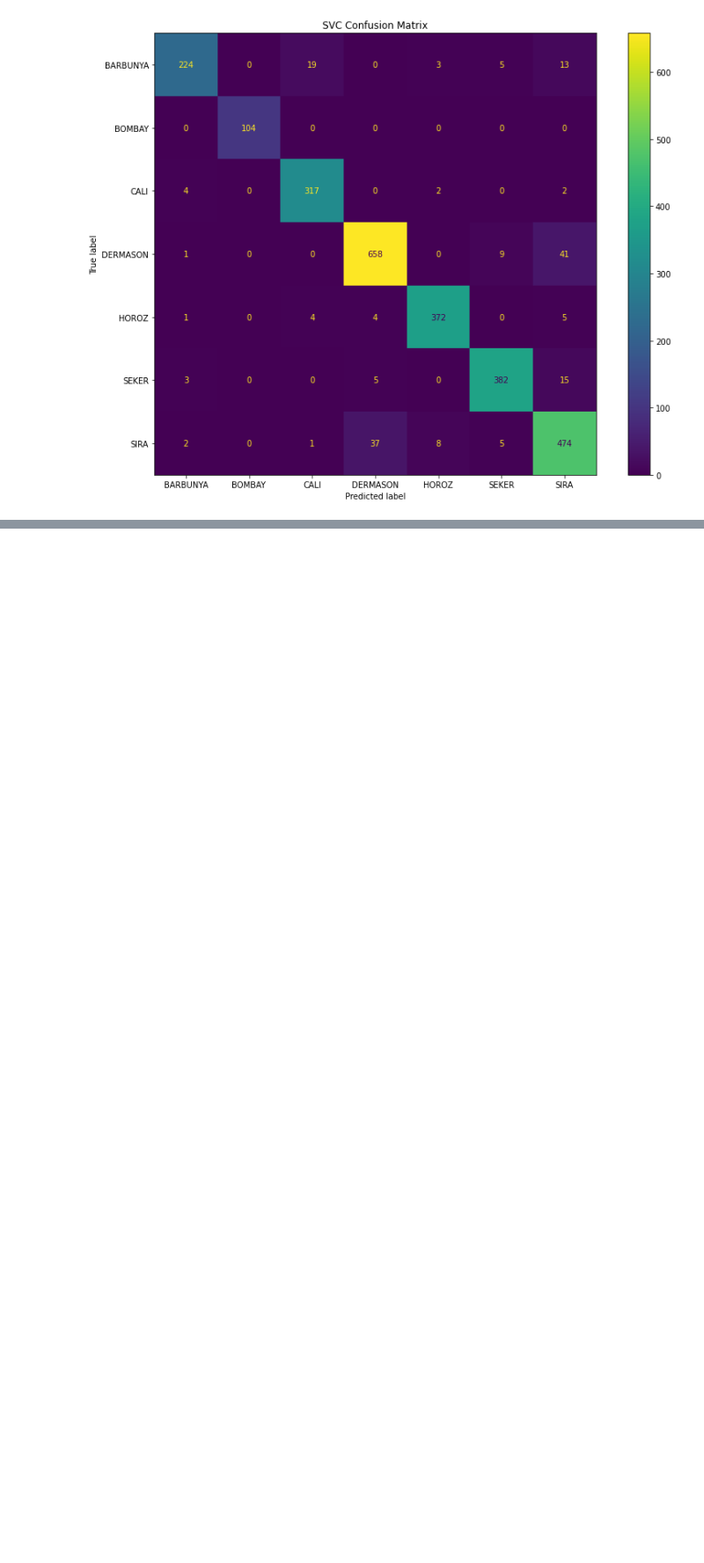
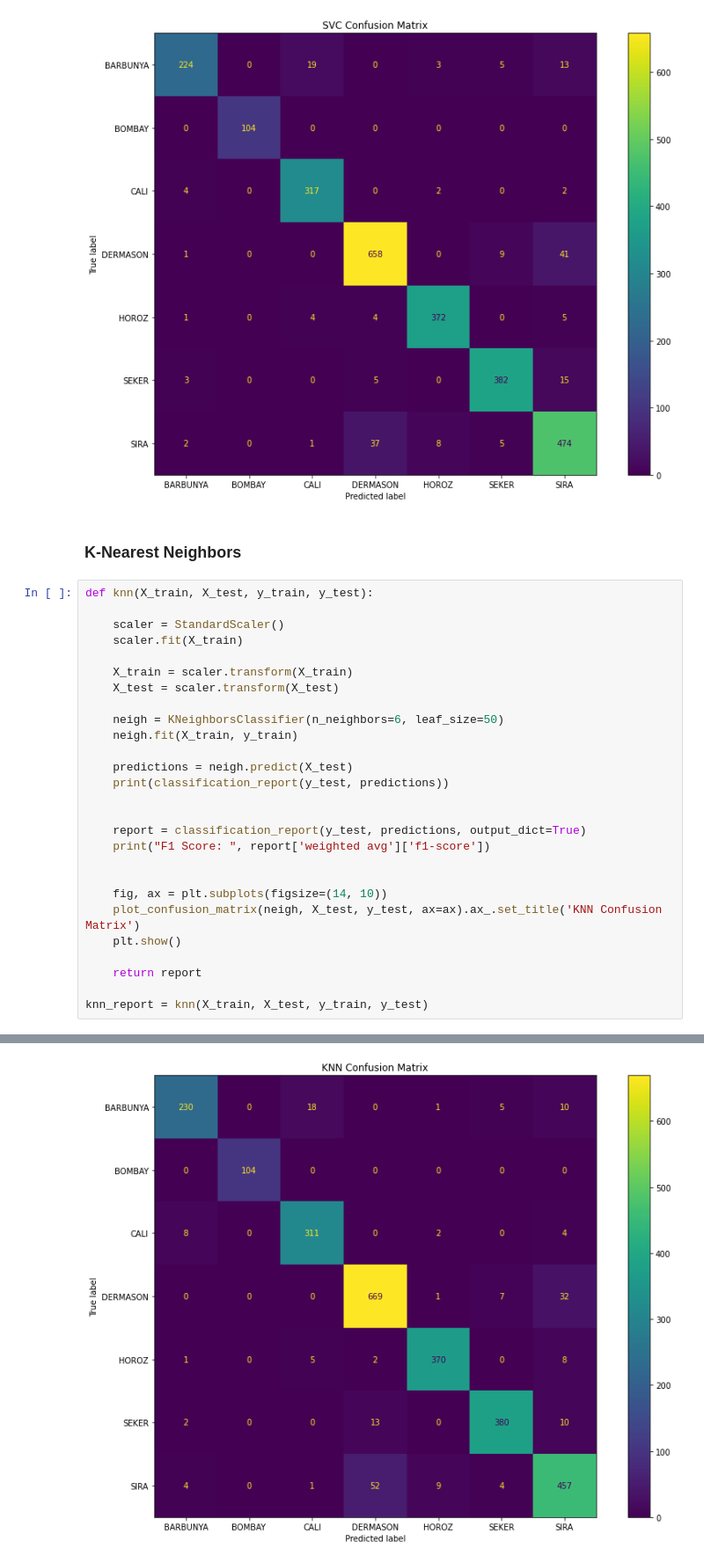
Before and after one commit to ivSaav/DryBeans, a Jupyter notebook: notebook/drybeans.ipynb, the cells around one changed output, grey strips where cells are left out. Shown at 88% size. Saved outputs shown, nothing was run; the diff lists cells and outputs as text; blank space fills up the shorter version.

```diff
--- a/notebook/drybeans.ipynb
+++ b/notebook/drybeans.ipynb
@@ -388,3 +388,33 @@ weighted avg       0.93      0.93      0.93      2720
 
 F1 Score:  0.9305097459659093
 [figure]
+# %% [markdown]
+### K-Nearest Neighbors
+# %%
+def knn(X_train, X_test, y_train, y_test):
+
+    scaler = StandardScaler()
+    scaler.fit(X_train)
+
+    X_train = scaler.transform(X_train)
+    X_test = scaler.transform(X_test)
+
+    neigh = KNeighborsClassifier(n_neighbors=6, leaf_size=50)
+    neigh.fit(X_train, y_train)
+
+    predictions = neigh.predict(X_test)
+    print(classification_report(y_test, predictions))
+
+
+    report = classification_report(y_test, predictions, output_dict=True)
+    print("F1 Score: ", report['weighted avg']['f1-score'])
+
+
+    fig, ax = plt.subplots(figsize=(14, 10))
+    plot_confusion_matrix(neigh, X_test, y_test, ax=ax).ax_.set_title('KNN Confusion Matrix')
+    plt.show()
+
+    return report
+
+knn_report = knn(X_train, X_test, y_train, y_test)
+# %% [output]
@@ -390,0 +436 @@ F1 Score:  0.9305097459659093
+[figure, added]
```
Also changed, not shown: parts of 4 cells of this notebook.
